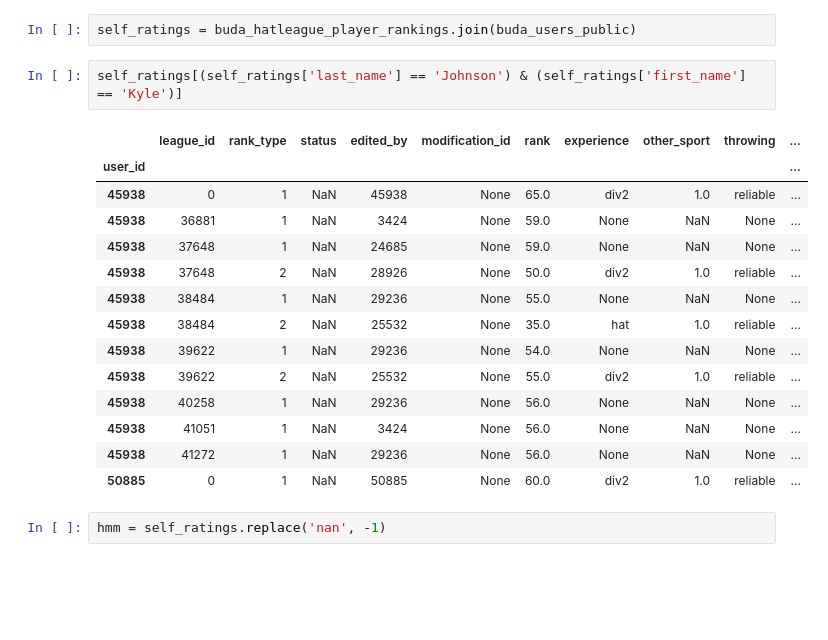
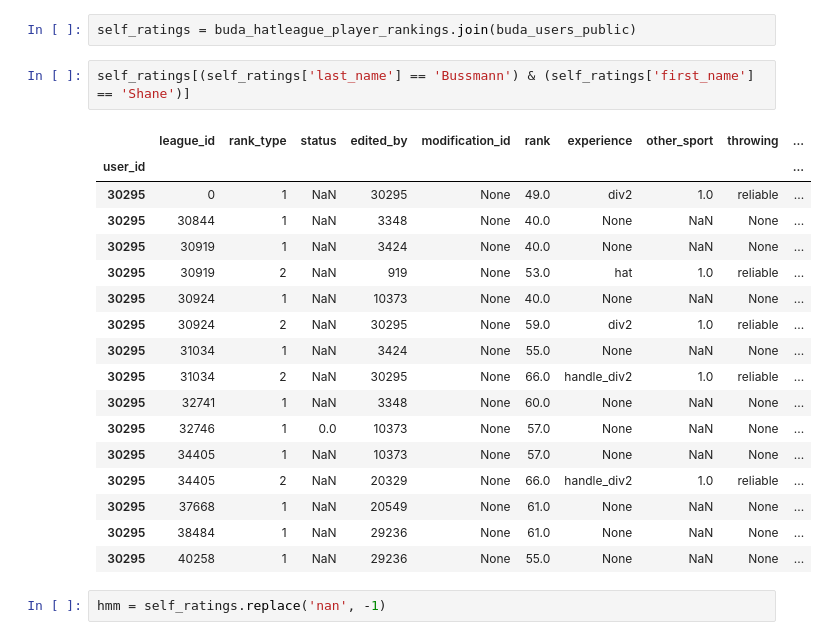
Before and after one commit to rybesh/buda-ratings, a Jupyter notebook: notebooks/Get SQL data.ipynb, the cells around one changed output. Cells and saved outputs as stored; diff of their text form; blank space fills up the shorter version.

```diff
--- a/notebooks/Get SQL data.ipynb
+++ b/notebooks/Get SQL data.ipynb
@@ -45,22 +76,25 @@ buda_hatleague_player_rankings = buda_hatleague_player_rankings.drop('edited_dat
 # %%
 self_ratings = buda_hatleague_player_rankings.join(buda_users_public)
 # %%
-self_ratings[(self_ratings['last_name'] == 'Johnson') & (self_ratings['first_name'] == 'Kyle')]
+self_ratings[(self_ratings['last_name'] == 'Bussmann') & (self_ratings['first_name'] == 'Shane')]
 # %% [output]
 |  | league_id | rank_type | status | edited_by | modification_id | rank | experience | other_sport | throwing | ... |
 | user_id |  |  |  |  |  |  |  |  |  | ... |
-| 45938 | 0 | 1 | NaN | 45938 | None | 65.0 | div2 | 1.0 | reliable | ... |
-| 45938 | 36881 | 1 | NaN | 3424 | None | 59.0 | None | NaN | None | ... |
-| 45938 | 37648 | 1 | NaN | 24685 | None | 59.0 | None | NaN | None | ... |
-| 45938 | 37648 | 2 | NaN | 28926 | None | 50.0 | div2 | 1.0 | reliable | ... |
-| 45938 | 38484 | 1 | NaN | 29236 | None | 55.0 | None | NaN | None | ... |
-| 45938 | 38484 | 2 | NaN | 25532 | None | 35.0 | hat | 1.0 | reliable | ... |
-| 45938 | 39622 | 1 | NaN | 29236 | None | 54.0 | None | NaN | None | ... |
-| 45938 | 39622 | 2 | NaN | 25532 | None | 55.0 | div2 | 1.0 | reliable | ... |
-| 45938 | 40258 | 1 | NaN | 29236 | None | 56.0 | None | NaN | None | ... |
-| 45938 | 41051 | 1 | NaN | 3424 | None | 56.0 | None | NaN | None | ... |
-| 45938 | 41272 | 1 | NaN | 29236 | None | 56.0 | None | NaN | None | ... |
-| 50885 | 0 | 1 | NaN | 50885 | None | 60.0 | div2 | 1.0 | reliable | ... |
+| 30295 | 0 | 1 | NaN | 30295 | None | 49.0 | div2 | 1.0 | reliable | ... |
+| 30295 | 30844 | 1 | NaN | 3348 | None | 40.0 | None | NaN | None | ... |
+| 30295 | 30919 | 1 | NaN | 3424 | None | 40.0 | None | NaN | None | ... |
+| 30295 | 30919 | 2 | NaN | 919 | None | 53.0 | hat | 1.0 | reliable | ... |
+| 30295 | 30924 | 1 | NaN | 10373 | None | 40.0 | None | NaN | None | ... |
+| 30295 | 30924 | 2 | NaN | 30295 | None | 59.0 | div2 | 1.0 | reliable | ... |
+| 30295 | 31034 | 1 | NaN | 3424 | None | 55.0 | None | NaN | None | ... |
+| 30295 | 31034 | 2 | NaN | 30295 | None | 66.0 | handle_div2 | 1.0 | reliable | ... |
+| 30295 | 32741 | 1 | NaN | 3348 | None | 60.0 | None | NaN | None | ... |
+| 30295 | 32746 | 1 | 0.0 | 10373 | None | 57.0 | None | NaN | None | ... |
+| 30295 | 34405 | 1 | NaN | 10373 | None | 57.0 | None | NaN | None | ... |
+| 30295 | 34405 | 2 | NaN | 20329 | None | 66.0 | handle_div2 | 1.0 | reliable | ... |
+| 30295 | 37668 | 1 | NaN | 20549 | None | 61.0 | None | NaN | None | ... |
+| 30295 | 38484 | 1 | NaN | 29236 | None | 61.0 | None | NaN | None | ... |
+| 30295 | 40258 | 1 | NaN | 29236 | None | 55.0 | None | NaN | None | ... |
 # %%
 hmm = self_ratings.replace('nan', -1)
 # %%
```
Also changed, not shown: parts of 7 cells of this notebook, 6 other files.
